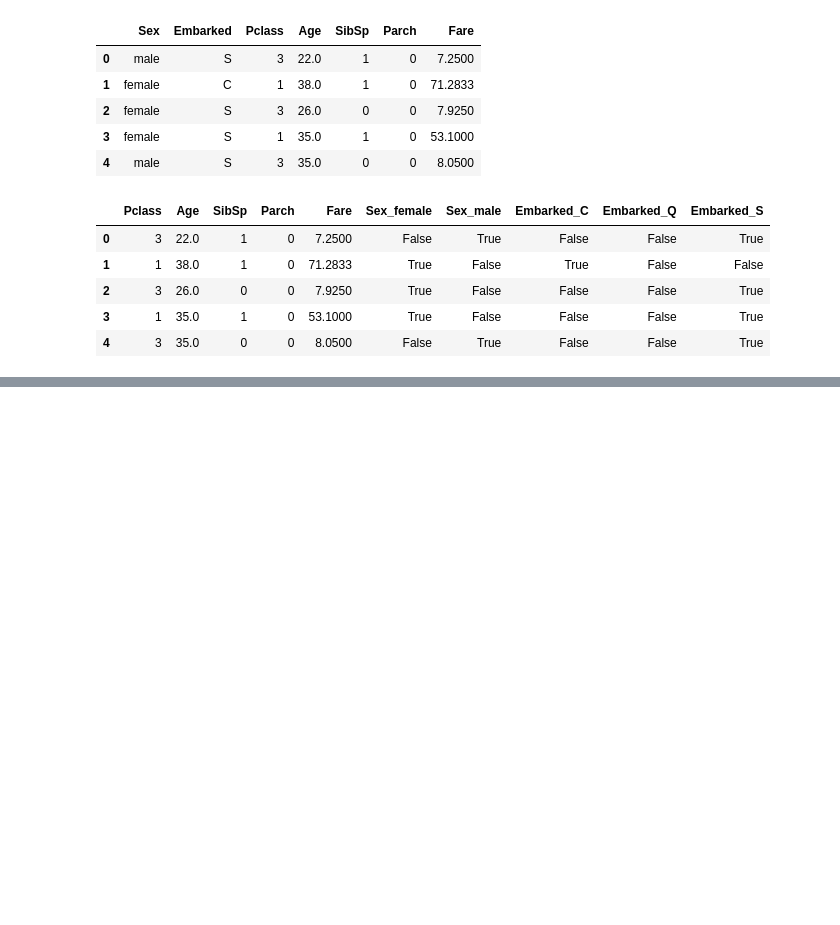
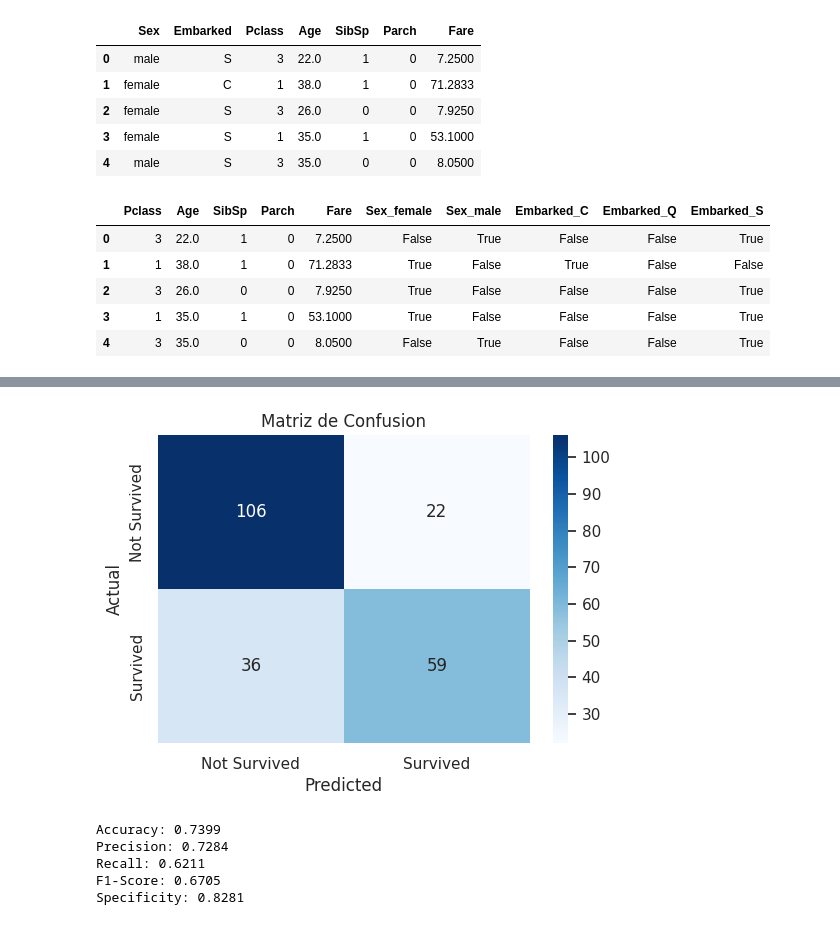
Before and after one commit to joluva/machinelearning, a Jupyter notebook: practica_me_ml.ipynb, the cells around one changed output, grey strips where cells are left out. Cells and saved outputs as stored; diff of their text form; code cells hidden in the pictures; blank space fills up the shorter version.

```diff
--- a/practica_me_ml.ipynb
+++ b/practica_me_ml.ipynb
@@ -189,0 +212,34 @@ La precision de el arbol de decision es:  0.7399
+# %%
+# realizamos una matriz de confusion
+from sklearn.metrics import confusion_matrix
+y_pred = tree_one.predict(X_test)
+cm = confusion_matrix(y_test, y_pred)
+plt.figure(figsize=(6,4))
+sns.heatmap(cm, annot=True, fmt='d', cmap='Blues', xticklabels=['Not Survived', 'Survived'], yticklabels=['Not Survived', 'Survived'])
+plt.ylabel('Actual')
+plt.xlabel('Predicted')
+plt.title('Matriz de Confusion')
+plt.show()
+# %% [output]
+[figure, added]
+# %%
+# calculamos las metricas de precision, recall y f1-score
+from sklearn.metrics import classification_report
+from sklearn import metrics
+
+accuracy = metrics.accuracy_score(y_test, y_pred)
+Precision = metrics.precision_score(y_test, y_pred)
+Recall = metrics.recall_score(y_test, y_pred)
+F1_Score = metrics.f1_score(y_test, y_pred)
+Specific = metrics.recall_score(y_test, y_pred, pos_label=0)
+print(f"Accuracy: {accuracy:.4f}")
+print(f"Precision: {Precision:.4f}")
+print(f"Recall: {Recall:.4f}")
+print(f"F1-Score: {F1_Score:.4f}")
+print(f"Specificity: {Specific:.4f}")
+# %% [output]
+Accuracy: 0.7399
+Precision: 0.7284
+Recall: 0.6211
+F1-Score: 0.6705
+Specificity: 0.8281
```
Also changed, not shown: parts of 9 cells of this notebook.
